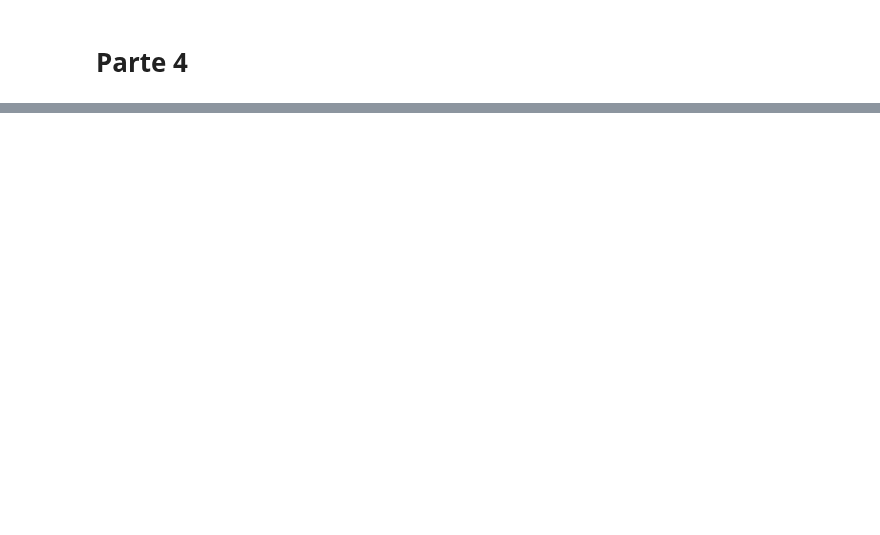
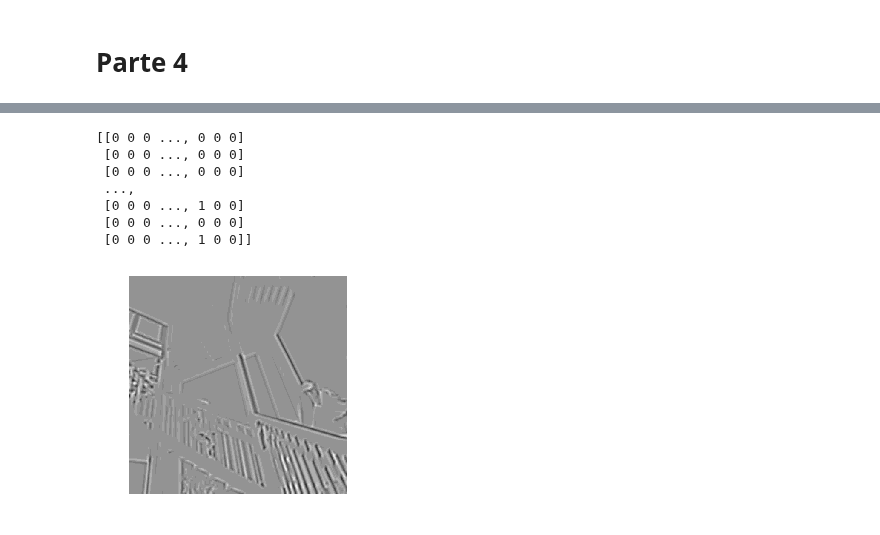
Before and after one commit to vfloresp/pds, a Jupyter notebook: 02_PDS_Convolution.ipynb, the cells around one changed output, grey strips where cells are left out. Drawn from its saved outputs; the diff is of its cells as text; code cells hidden in the pictures; blank space fills up the shorter version.

```diff
--- a/02_PDS_Convolution.ipynb
+++ b/02_PDS_Convolution.ipynb
@@ -388,0 +407,16 @@ plt.show()
+# %%
+from scipy import ndimage
+result = ndimage.gaussian_laplace(IMG2, sigma=3)
+print(result)
+plt.imshow(result, cmap='gray')
+plt.axis('off')
+plt.show()
+# %% [output]
+[[0 0 0 ..., 0 0 0]
+ [0 0 0 ..., 0 0 0]
+ [0 0 0 ..., 0 0 0]
+ ...,
+ [0 0 0 ..., 1 0 0]
+ [0 0 0 ..., 0 0 0]
+ [0 0 0 ..., 1 0 0]]
+[figure, added]
```
Also changed, not shown: parts of 12 cells of this notebook.
